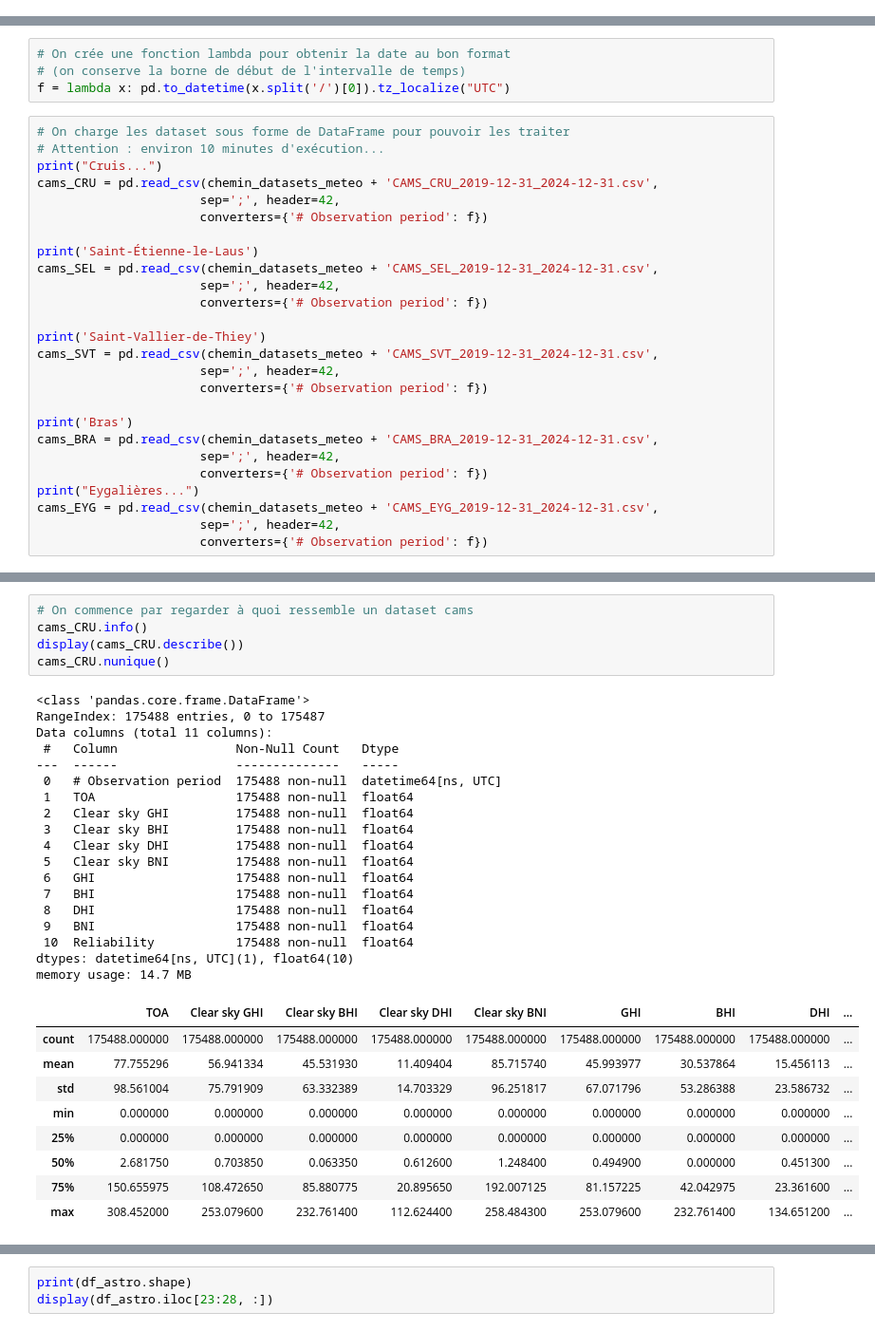
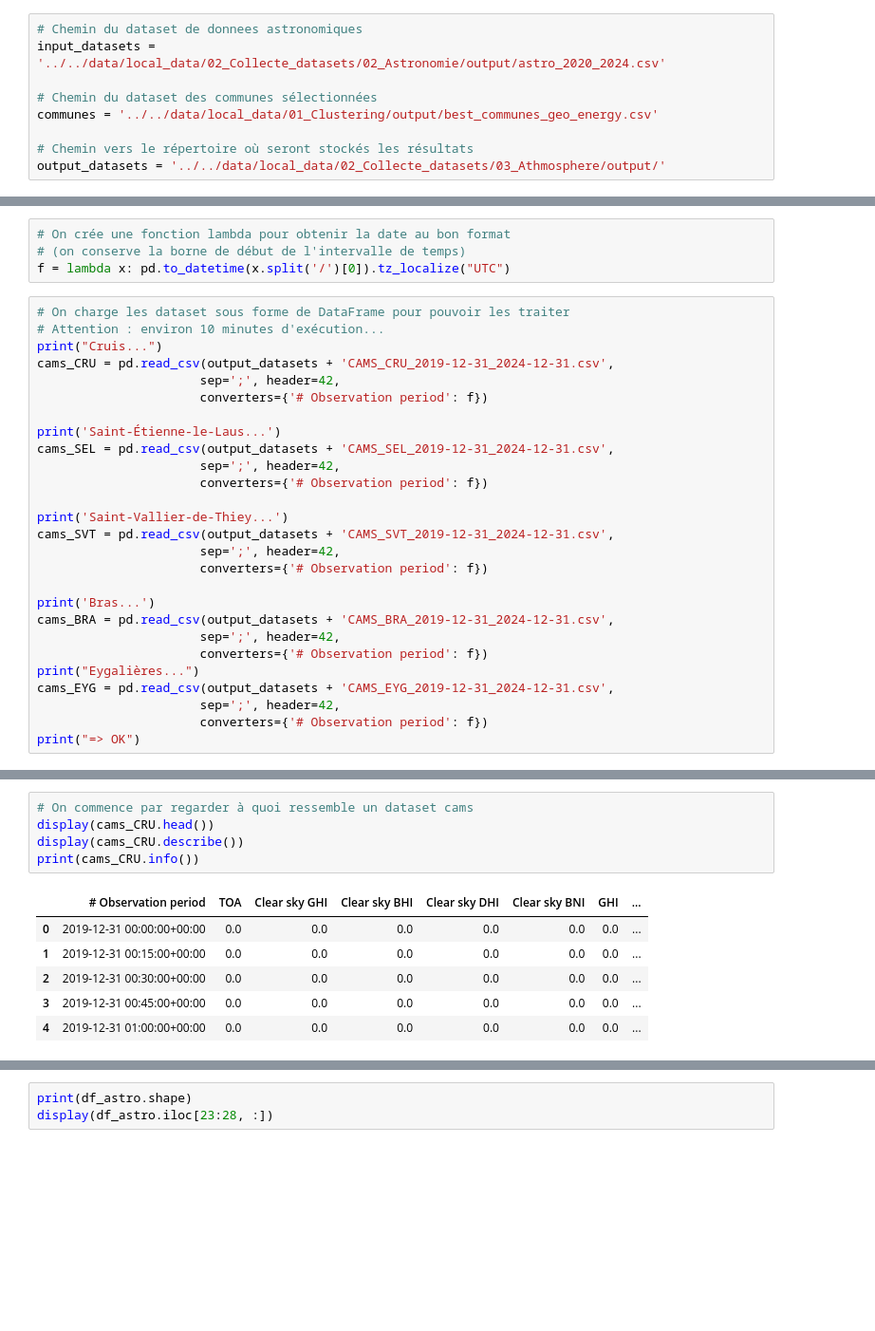
Before and after one commit to Math2935/aug25cds_variabilite, a Jupyter notebook: notebooks/02_Collecte/03_athmosphere.ipynb, the cells around one changed output, grey strips where cells are left out. Shown at 95% size. Cells and saved outputs as stored; diff of their text form; blank space fills up the shorter version.

```diff
--- a/notebooks/02_Collecte/03_athmosphere.ipynb
+++ b/notebooks/02_Collecte/03_athmosphere.ipynb
@@ -39 +27,10 @@ chemin_datasets_meteo = '/content/drive/MyDrive/Flux/00_Collecte_datasets/03_Ath
+# %%
+# Chemin du dataset de donnees astronomiques
+input_datasets = '../../data/local_data/02_Collecte_datasets/02_Astronomie/output/astro_2020_2024.csv'
+
+# Chemin du dataset des communes sélectionnées
+communes = '../../data/local_data/01_Clustering/output/best_communes_geo_energy.csv'
+
+# Chemin vers le répertoire où seront stockés les résultats
+output_datasets = '../../data/local_data/02_Collecte_datasets/03_Athmosphere/output/'
 # %% [markdown]
@@ -286,28 +230,29 @@ f = lambda x: pd.to_datetime(x.split('/')[0]).tz_localize("UTC")
 # On charge les dataset sous forme de DataFrame pour pouvoir les traiter
 # Attention : environ 10 minutes d'exécution...
 print("Cruis...")
-cams_CRU = pd.read_csv(chemin_datasets_meteo + 'CAMS_CRU_2019-12-31_2024-12-31.csv',
+cams_CRU = pd.read_csv(output_datasets + 'CAMS_CRU_2019-12-31_2024-12-31.csv',
                       sep=';', header=42,
                       converters={'# Observation period': f})
 
-print('Saint-Étienne-le-Laus')
-cams_SEL = pd.read_csv(chemin_datasets_meteo + 'CAMS_SEL_2019-12-31_2024-12-31.csv',
+print('Saint-Étienne-le-Laus...')
+cams_SEL = pd.read_csv(output_datasets + 'CAMS_SEL_2019-12-31_2024-12-31.csv',
                       sep=';', header=42,
                       converters={'# Observation period': f})
 
-print('Saint-Vallier-de-Thiey')
-cams_SVT = pd.read_csv(chemin_datasets_meteo + 'CAMS_SVT_2019-12-31_2024-12-31.csv',
+print('Saint-Vallier-de-Thiey...')
+cams_SVT = pd.read_csv(output_datasets + 'CAMS_SVT_2019-12-31_2024-12-31.csv',
                       sep=';', header=42,
                       converters={'# Observation period': f})
 
-print('Bras')
-cams_BRA = pd.read_csv(chemin_datasets_meteo + 'CAMS_BRA_2019-12-31_2024-12-31.csv',
+print('Bras...')
+cams_BRA = pd.read_csv(output_datasets + 'CAMS_BRA_2019-12-31_2024-12-31.csv',
                       sep=';', header=42,
                       converters={'# Observation period': f})
 print("Eygalières...")
-cams_EYG = pd.read_csv(chemin_datasets_meteo + 'CAMS_EYG_2019-12-31_2024-12-31.csv',
+cams_EYG = pd.read_csv(output_datasets + 'CAMS_EYG_2019-12-31_2024-12-31.csv',
                       sep=';', header=42,
                       converters={'# Observation period': f})
+print("=> OK")
 # %% [output]
 Cruis...
 Saint-Étienne-le-Laus
@@ -328,33 +265,12 @@ Eygalières...
 # %%
 # On commence par regarder à quoi ressemble un dataset cams
-cams_CRU.info()
+display(cams_CRU.head())
 display(cams_CRU.describe())
-cams_CRU.nunique()
+print(cams_CRU.info())
 # %% [output]
-<class 'pandas.core.frame.DataFrame'>
-RangeIndex: 175488 entries, 0 to 175487
-Data columns (total 11 columns):
- #   Column                Non-Null Count   Dtype
----  ------                --------------   -----
- 0   # Observation period  175488 non-null  datetime64[ns, UTC]
- 1   TOA                   175488 non-null  float64
- 2   Clear sky GHI         175488 non-null  float64
- 3   Clear sky BHI         175488 non-null  float64
- 4   Clear sky DHI         175488 non-null  float64
- 5   Clear sky BNI         175488 non-null  float64
- 6   GHI                   175488 non-null  float64
- 7   BHI                   175488 non-null  float64
- 8   DHI                   175488 non-null  float64
- 9   BNI                   175488 non-null  float64
- 10  Reliability           175488 non-null  float64
-dtypes: datetime64[ns, UTC](1), float64(10)
-memory usage: 14.7 MB
-|  | TOA | Clear sky GHI | Clear sky BHI | Clear sky DHI | Clear sky BNI | GHI | BHI | DHI | ... |
-| count | 175488.000000 | 175488.000000 | 175488.000000 | 175488.000000 | 175488.000000 | 175488.000000 | 175488.000000 | 175488.000000 | ... |
-| mean | 77.755296 | 56.941334 | 45.531930 | 11.409404 | 85.715740 | 45.993977 | 30.537864 | 15.456113 | ... |
-| std | 98.561004 | 75.791909 | 63.332389 | 14.703329 | 96.251817 | 67.071796 | 53.286388 | 23.586732 | ... |
-| min | 0.000000 | 0.000000 | 0.000000 | 0.000000 | 0.000000 | 0.000000 | 0.000000 | 0.000000 | ... |
-| 25% | 0.000000 | 0.000000 | 0.000000 | 0.000000 | 0.000000 | 0.000000 | 0.000000 | 0.000000 | ... |
-| 50% | 2.681750 | 0.703850 | 0.063350 | 0.612600 | 1.248400 | 0.494900 | 0.000000 | 0.451300 | ... |
-| 75% | 150.655975 | 108.472650 | 85.880775 | 20.895650 | 192.007125 | 81.157225 | 42.042975 | 23.361600 | ... |
-| max | 308.452000 | 253.079600 | 232.761400 | 112.624400 | 258.484300 | 253.079600 | 232.761400 | 134.651200 | ... |
+|  | # Observation period | TOA | Clear sky GHI | Clear sky BHI | Clear sky DHI | Clear sky BNI | GHI | ... |
+| 0 | 2019-12-31 00:00:00+00:00 | 0.0 | 0.0 | 0.0 | 0.0 | 0.0 | 0.0 | ... |
+| 1 | 2019-12-31 00:15:00+00:00 | 0.0 | 0.0 | 0.0 | 0.0 | 0.0 | 0.0 | ... |
+| 2 | 2019-12-31 00:30:00+00:00 | 0.0 | 0.0 | 0.0 | 0.0 | 0.0 | 0.0 | ... |
+| 3 | 2019-12-31 00:45:00+00:00 | 0.0 | 0.0 | 0.0 | 0.0 | 0.0 | 0.0 | ... |
+| 4 | 2019-12-31 01:00:00+00:00 | 0.0 | 0.0 | 0.0 | 0.0 | 0.0 | 0.0 | ... |
```
Also changed, not shown: parts of 42 cells of this notebook, 3 other files.
